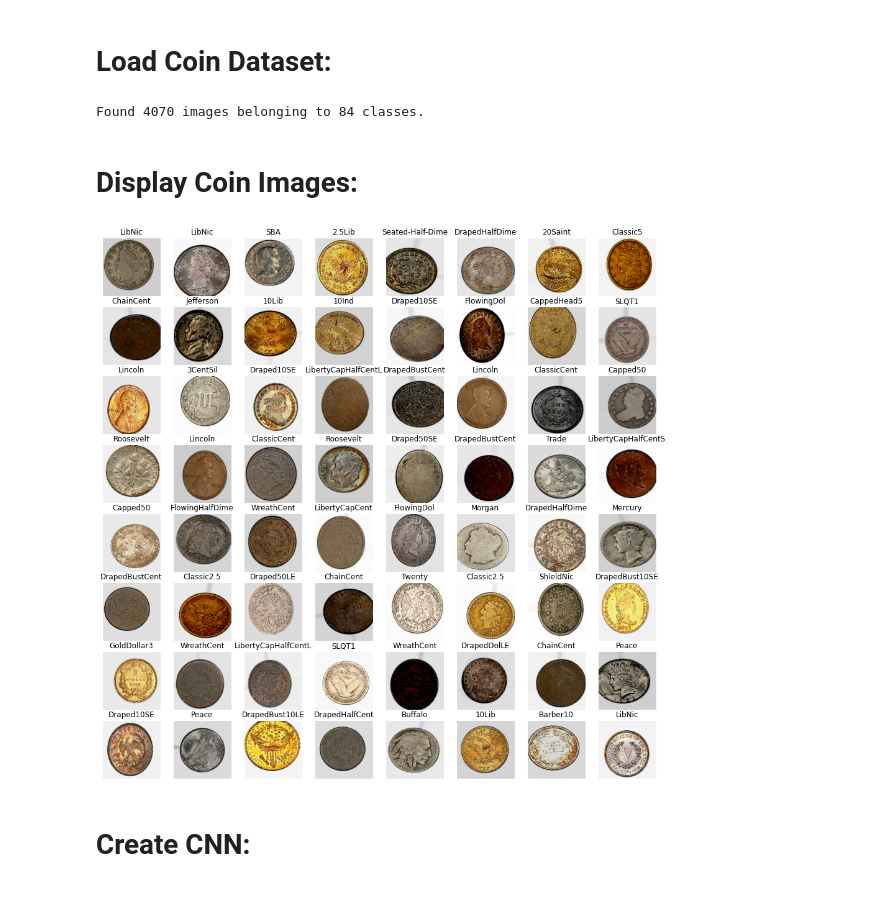
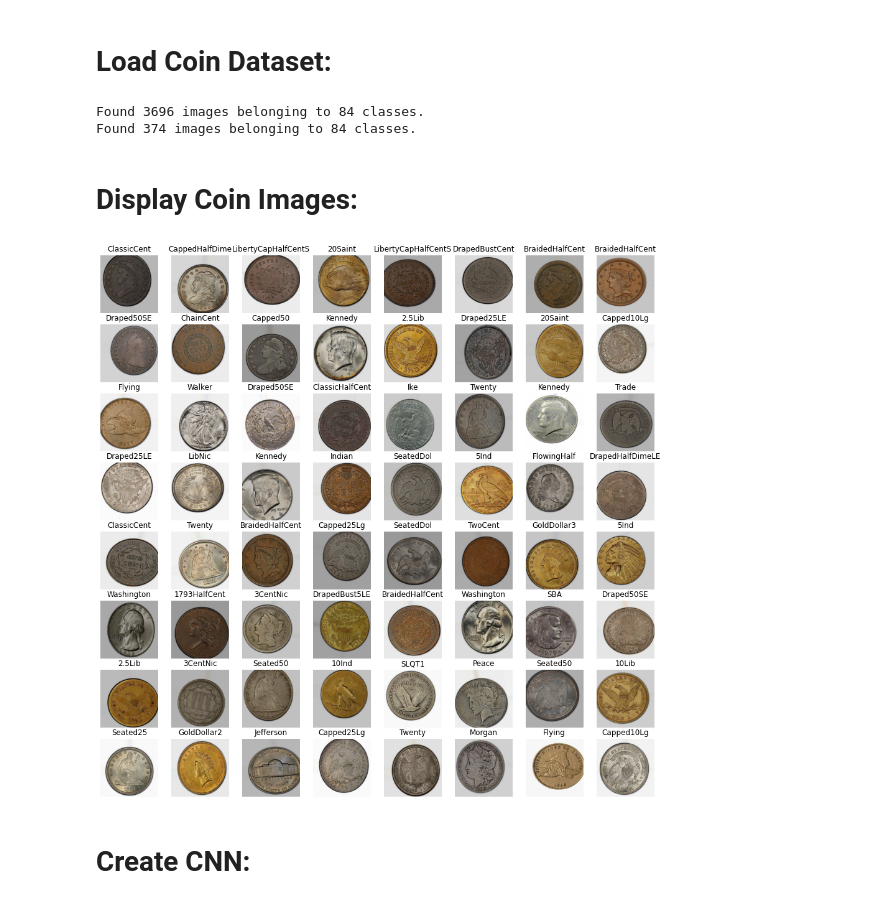
Before and after one commit to PScottZero/Numismatic, a Jupyter notebook: coin_classifier/coin_classifier.ipynb, the cells around one changed output. Cells and saved outputs as stored; diff of their text form; code cells hidden in the pictures.

```diff
--- a/coin_classifier/coin_classifier.ipynb
+++ b/coin_classifier/coin_classifier.ipynb
@@ -29,18 +29,18 @@ base_dir = '.'
 
 dataset_dir = '%s/images/' % base_dir
 model_dir = '%s/coin_classifier_model/' % base_dir
+
+batch_size = 64
+img_size = (256, 256)
 # %%
-img_size = (128, 128)
-
 labels = open('%s/coin_classifier_labels.txt' % base_dir).readlines()
 labels = list(map(lambda x: x.strip(), labels))
 
 datagen = preprocessing.image.ImageDataGenerator(
   rotation_range=15,
-  brightness_range=(0.8, 1.0),
-  zoom_range=(1, 1.3),
+  brightness_range=(0.6, 1.0),
+  zoom_range=(1, 1.2),
   rescale=1./255,
-  channel_shift_range=100,
   width_shift_range=0.1,
   height_shift_range=0.1,
   validation_split=0.1
@@ -49,29 +49,30 @@ datagen = preprocessing.image.ImageDataGenerator(
 train_generator = datagen.flow_from_directory(
   dataset_dir,
   target_size=img_size,
-  batch_size=100
+  batch_size=batch_size,
+  subset="training"
 )
-
-X_train, y_train = np.ndarray((0, 128, 128, 3)), np.ndarray((0,84))
-
-for _ in range(100):
-  X, y = train_generator.next()
-  X_train = np.concatenate((X_train, X))
-  y_train = np.concatenate((y_train, y))
+val_generator = datagen.flow_from_directory(
+  dataset_dir,
+  target_size=img_size,
+  batch_size=batch_size,
+  subset="validation"
+)
 # %% [output]
-Found 4070 images belonging to 84 classes.
+Found 3696 images belonging to 84 classes.
+Found 374 images belonging to 84 classes.
 # %% [markdown]
 # Display Coin Images:
 # %%
 fig = plt.figure(figsize=(16, 16))
-X_batch, y_batch = X_train[:64], y_train[:64]
+X_batch, y_batch = train_generator.next()
 for i in range(len(X_batch)):
   fig.add_subplot(8, 8, i + 1)
   plt.imshow(X_batch[i])
   plt.axis('off')
   plt.title(labels[np.argmax(y_batch[i])])
 # %% [output]
-[figure, old version]
+[figure, new version]
 # %% [markdown]
 # Create CNN:
 # %%
```
Also changed, not shown: parts of 2 cells of this notebook.
